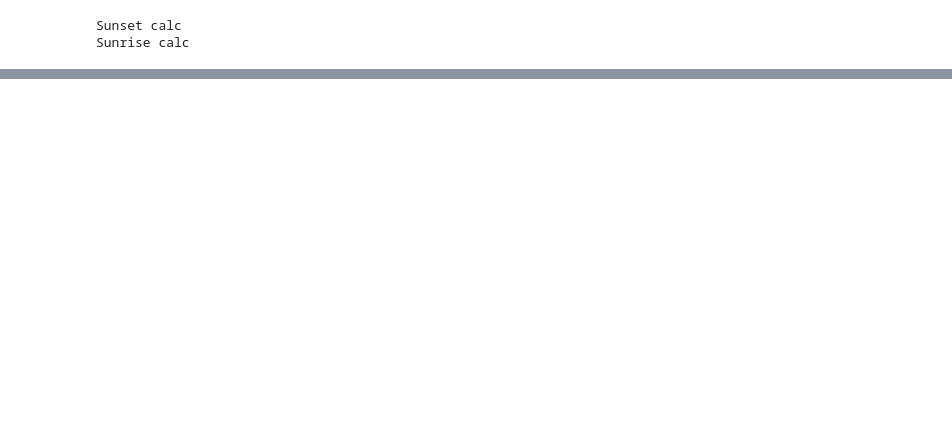
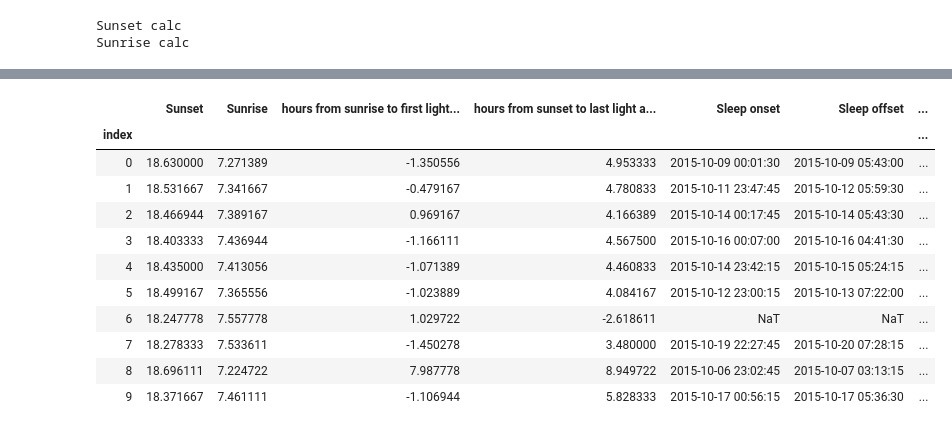
Before and after one commit to jasongfleischer/SALA, a Jupyter notebook: Analyze by person.ipynb, the cells around one changed output, grey strips where cells are left out. Saved outputs shown, nothing was run; the diff lists cells and outputs as text; code cells hidden in the pictures; blank space fills up the shorter version.

Commit message:
Cleaned up and added a few new analyses requested by Dunster. Major update includes sleep data

```diff
--- a/Analyze by person.ipynb
+++ b/Analyze by person.ipynb
@@ -368,3 +426,10 @@ thetiming
+# %%
+# it seems its possible some manipulations I did earlier screwed up the datatype... force it
+thetiming['Sleep onset'] = thetiming['Sleep onset'].apply( lambda x: pd.to_datetime(x))
+thetiming['Sleep offset'] = thetiming['Sleep offset'].apply( lambda x: pd.to_datetime(x))
+
+thetiming['Sleep duration'] = thetiming['Sleep duration'].apply( lambda x: pd.Timedelta(x))
+thetiming['Secondary sleep duration'] = thetiming['Secondary sleep duration'].apply( lambda x: pd.Timedelta(x))
 # %%
 # there was some accidental duplication the first time I was working out this analysis, won't be necessary in the future as I fixed the problem
 thetiming = thetiming.loc[:,~thetiming.columns.duplicated() ]
@@ -925,2 +440,0 @@ def make_clock_plots( timingData, Groupby, Thresholds=False, figsize=(5,10) ):
-# %%
-thetiming = thetiming.loc[:,~thetiming.columns.duplicated()]
@@ -1020,0 +558,15 @@ allData.to_hdf('../processed data/SeaHSraw.hdf','allData')
+# %%
+thetiming.iloc[:10,-10:]
+# %% [output]
+|  | Sunset | Sunrise | hours from sunrise to first light... | hours from sunset to last light a... | Sleep onset | Sleep offset | ... |
+| index |  |  |  |  |  |  | ... |
+| 0 | 18.630000 | 7.271389 | -1.350556 | 4.953333 | 2015-10-09 00:01:30 | 2015-10-09 05:43:00 | ... |
+| 1 | 18.531667 | 7.341667 | -0.479167 | 4.780833 | 2015-10-11 23:47:45 | 2015-10-12 05:59:30 | ... |
+| 2 | 18.466944 | 7.389167 | 0.969167 | 4.166389 | 2015-10-14 00:17:45 | 2015-10-14 05:43:30 | ... |
+| 3 | 18.403333 | 7.436944 | -1.166111 | 4.567500 | 2015-10-16 00:07:00 | 2015-10-16 04:41:30 | ... |
+| 4 | 18.435000 | 7.413056 | -1.071389 | 4.460833 | 2015-10-14 23:42:15 | 2015-10-15 05:24:15 | ... |
+| 5 | 18.499167 | 7.365556 | -1.023889 | 4.084167 | 2015-10-12 23:00:15 | 2015-10-13 07:22:00 | ... |
+| 6 | 18.247778 | 7.557778 | 1.029722 | -2.618611 | NaT | NaT | ... |
+| 7 | 18.278333 | 7.533611 | -1.450278 | 3.480000 | 2015-10-19 22:27:45 | 2015-10-20 07:28:15 | ... |
+| 8 | 18.696111 | 7.224722 | 7.987778 | 8.949722 | 2015-10-06 23:02:45 | 2015-10-07 03:13:15 | ... |
+| 9 | 18.371667 | 7.461111 | -1.106944 | 5.828333 | 2015-10-17 00:56:15 | 2015-10-17 05:36:30 | ... |
```
Also changed, not shown: parts of 71 cells of this notebook.
